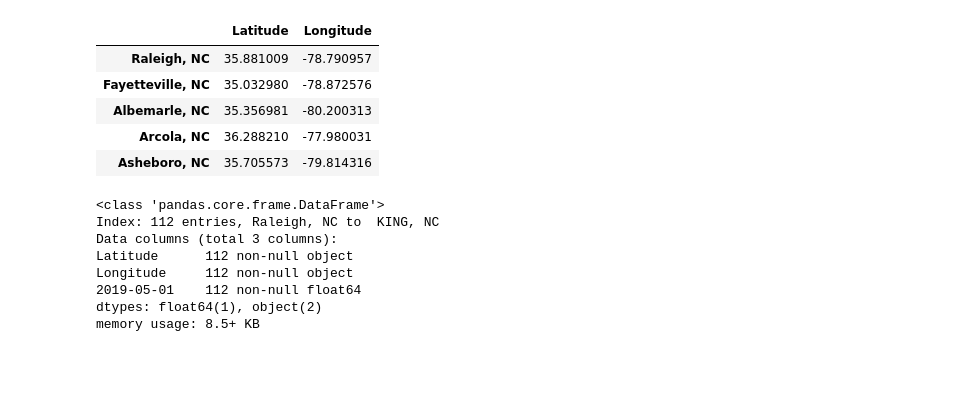
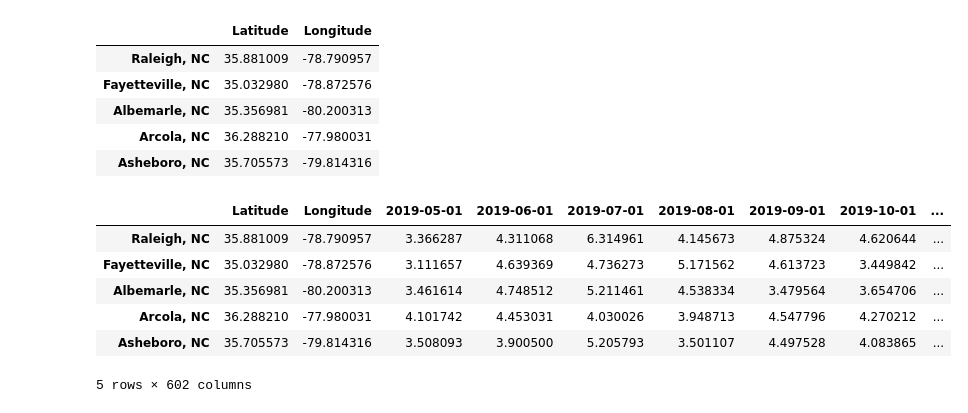
Before and after one commit to lilfetz22/NCRainfallPredictions_CAP1, a Jupyter notebook: reports/Data_Story.ipynb, the cells around one changed output. Cells and saved outputs as stored; diff of their text form; code cells hidden in the pictures; blank space fills up the shorter version.

```diff
--- a/reports/Data_Story.ipynb
+++ b/reports/Data_Story.ipynb
@@ -765,17 +749,15 @@ latlongdf4.head()
 | Arcola, NC | 36.288210 | -77.980031 |
 | Asheboro, NC | 35.705573 | -79.814316 |
 # %%
-first_row = predictions.iloc[[0]]
-fil_first_row = first_row.loc[:,locs]
-fil_first_row2 = fil_first_row.transpose()
-latlong_rain = pd.merge(latlongdf4, fil_first_row2, left_index=True, right_index=True)
-latlong_rain.info()
+nc_locs = predictions.loc[:,locs]
+trans_nc_locs = nc_locs.transpose()
+latlong_rain = pd.merge(latlongdf4, trans_nc_locs, left_index=True, right_index=True)
+latlong_rain.head()
 # %% [output]
+|  | Latitude | Longitude | 2019-05-01 | 2019-06-01 | 2019-07-01 | 2019-08-01 | 2019-09-01 | 2019-10-01 | ... |
+| Raleigh, NC | 35.881009 | -78.790957 | 3.366287 | 4.311068 | 6.314961 | 4.145673 | 4.875324 | 4.620644 | ... |
+| Fayetteville, NC | 35.032980 | -78.872576 | 3.111657 | 4.639369 | 4.736273 | 5.171562 | 4.613723 | 3.449842 | ... |
+| Albemarle, NC | 35.356981 | -80.200313 | 3.461614 | 4.748512 | 5.211461 | 4.538334 | 3.479564 | 3.654706 | ... |
+| Arcola, NC | 36.288210 | -77.980031 | 4.101742 | 4.453031 | 4.030026 | 3.948713 | 4.547796 | 4.270212 | ... |
+| Asheboro, NC | 35.705573 | -79.814316 | 3.508093 | 3.900500 | 5.205793 | 3.501107 | 4.497528 | 4.083865 | ... |
-<class 'pandas.core.frame.DataFrame'>
-Index: 112 entries, Raleigh, NC to  KING, NC
-Data columns (total 3 columns):
-Latitude      112 non-null object
-Longitude     112 non-null object
-2019-05-01    112 non-null float64
-dtypes: float64(1), object(2)
-memory usage: 8.5+ KB
+5 rows × 602 columns
```
Also changed, not shown: parts of 5 cells of this notebook, 1 other file.
